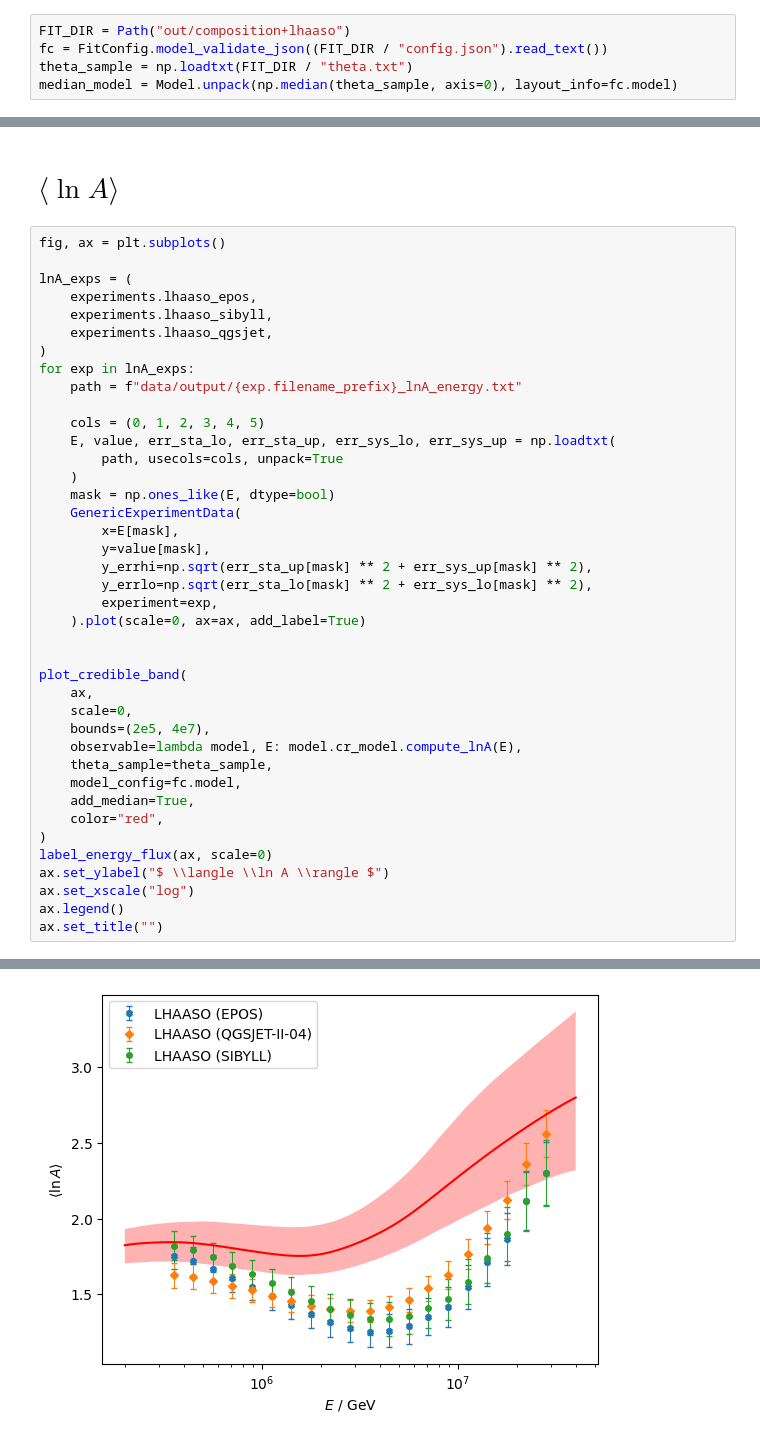
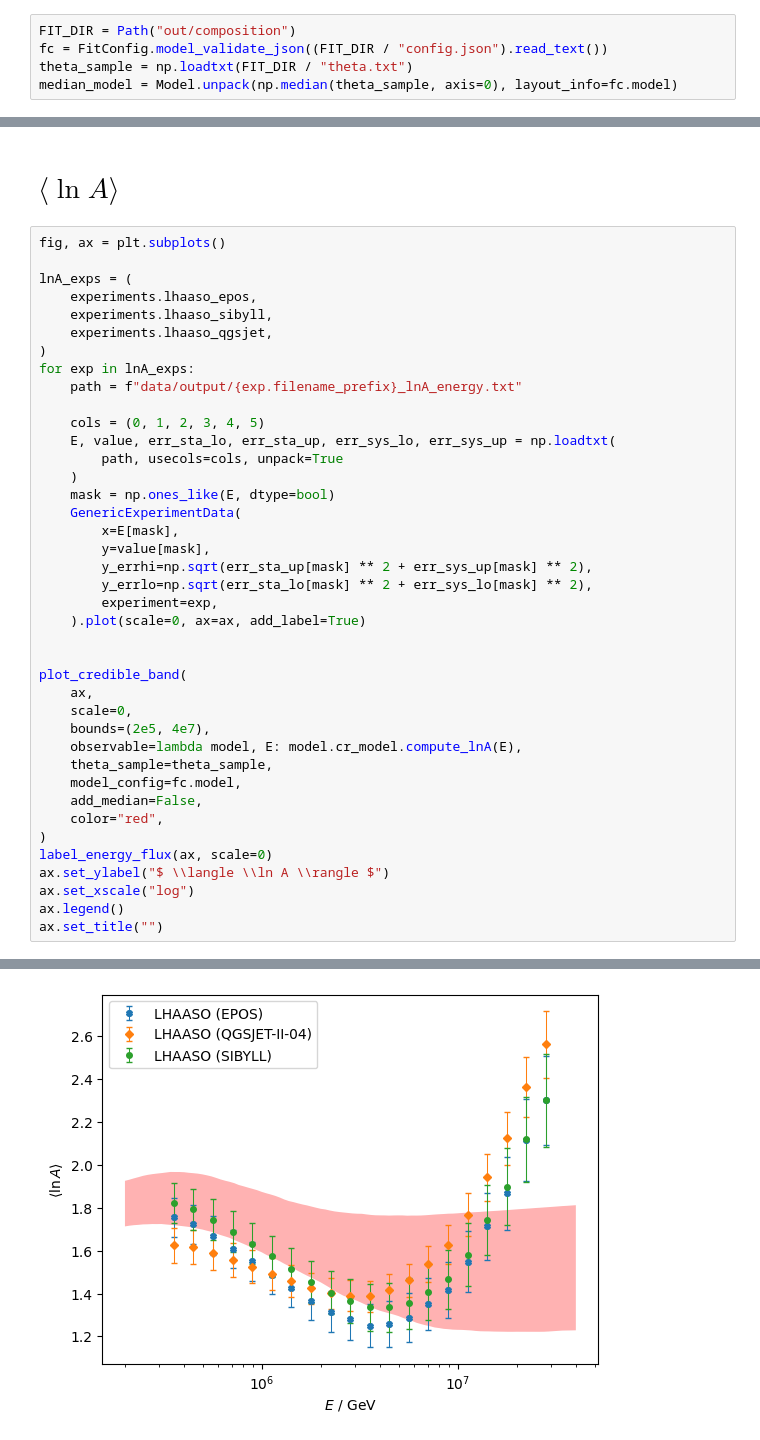
Before and after one commit to nj-vs-vh/EVA, a Jupyter notebook: observables.ipynb, the cells around one changed output, grey strips where cells are left out. Saved outputs shown, nothing was run; the diff lists cells and outputs as text.

```diff
--- a/observables.ipynb
+++ b/observables.ipynb
@@ -12,7 +12,7 @@ from cr_knee_fit.model import Model, ModelConfig
 from cr_knee_fit.plotting import plot_credible_band
 from cr_knee_fit.types_ import Primary
 # %%
-FIT_DIR = Path("out/composition+lhaaso")
+FIT_DIR = Path("out/composition")
 fc = FitConfig.model_validate_json((FIT_DIR / "config.json").read_text())
 theta_sample = np.loadtxt(FIT_DIR / "theta.txt")
 median_model = Model.unpack(np.median(theta_sample, axis=0), layout_info=fc.model)
@@ -199,32 +199,32 @@ for exp in lnA_exps:
     cols = (0, 1, 2, 3, 4, 5)
     E, value, err_sta_lo, err_sta_up, err_sys_lo, err_sys_up = np.loadtxt(
         path, usecols=cols, unpack=True
     )
     mask = np.ones_like(E, dtype=bool)
     GenericExperimentData(
         x=E[mask],
         y=value[mask],
         y_errhi=np.sqrt(err_sta_up[mask] ** 2 + err_sys_up[mask] ** 2),
         y_errlo=np.sqrt(err_sta_lo[mask] ** 2 + err_sys_lo[mask] ** 2),
         experiment=exp,
     ).plot(scale=0, ax=ax, add_label=True)
 
 
 plot_credible_band(
     ax,
     scale=0,
     bounds=(2e5, 4e7),
     observable=lambda model, E: model.cr_model.compute_lnA(E),
     theta_sample=theta_sample,
     model_config=fc.model,
-    add_median=True,
+    add_median=False,
     color="red",
 )
 label_energy_flux(ax, scale=0)
 ax.set_ylabel("$ \\langle \\ln A \\rangle $")
 ax.set_xscale("log")
 ax.legend()
 ax.set_title("")
 # %% [output]
 Text(0.5, 1.0, '')
-[figure, old version]
+[figure, new version]
```
Also changed, not shown: parts of 3 cells of this notebook, 5 other files.
